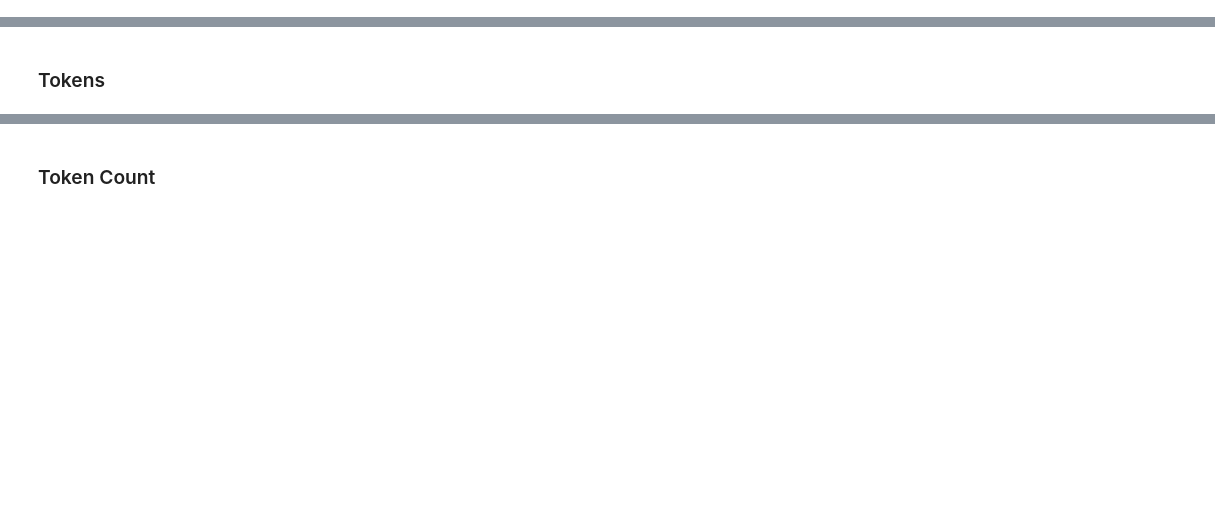
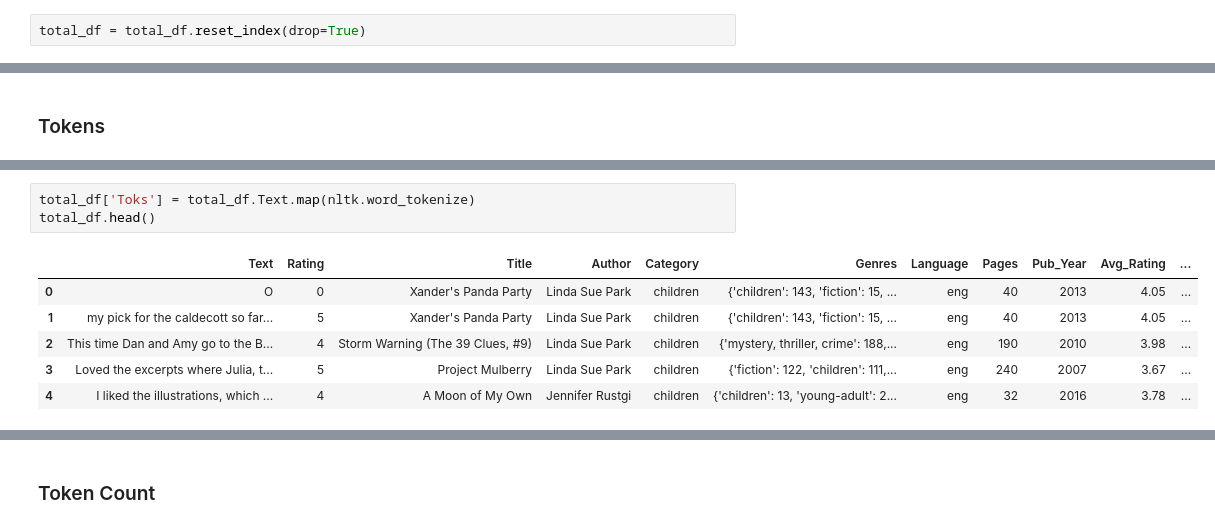
Before and after one commit to Data-Science-for-Linguists-2023/Goodreads-Genre-Reviews-Analysis, a Jupyter notebook: Compiling_Data.ipynb, the cells around one changed output, grey strips where cells are left out. Drawn from its saved outputs; the diff is of its cells as text; blank space fills up the shorter version.

```diff
--- a/Compiling_Data.ipynb
+++ b/Compiling_Data.ipynb
@@ -153,0 +126,2 @@ Now that that's done, let's take a look at some of the counts of different categ
+# %%
+total_df = total_df.reset_index(drop=True)
@@ -266,0 +290,10 @@ Now that I've FINALLY got my final data set and a sense of its size and makeup,
+# %%
+total_df['Toks'] = total_df.Text.map(nltk.word_tokenize)
+total_df.head()
+# %% [output]
+|  | Text | Rating | Title | Author | Category | Genres | Language | Pages | Pub_Year | Avg_Rating | ... |
+| 0 | O | 0 | Xander's Panda Party | Linda Sue Park | children | {'children': 143, 'fiction': 15, ... | eng | 40 | 2013 | 4.05 | ... |
+| 1 | my pick for the caldecott so far... | 5 | Xander's Panda Party | Linda Sue Park | children | {'children': 143, 'fiction': 15, ... | eng | 40 | 2013 | 4.05 | ... |
+| 2 | This time Dan and Amy go to the B... | 4 | Storm Warning (The 39 Clues, #9) | Linda Sue Park | children | {'mystery, thriller, crime': 188,... | eng | 190 | 2010 | 3.98 | ... |
+| 3 | Loved the excerpts where Julia, t... | 5 | Project Mulberry | Linda Sue Park | children | {'fiction': 122, 'children': 111,... | eng | 240 | 2007 | 3.67 | ... |
+| 4 | I liked the illustrations, which ... | 4 | A Moon of My Own | Jennifer Rustgi | children | {'children': 13, 'young-adult': 2... | eng | 32 | 2016 | 3.78 | ... |
```
Also changed, not shown: parts of 67 cells of this notebook.
